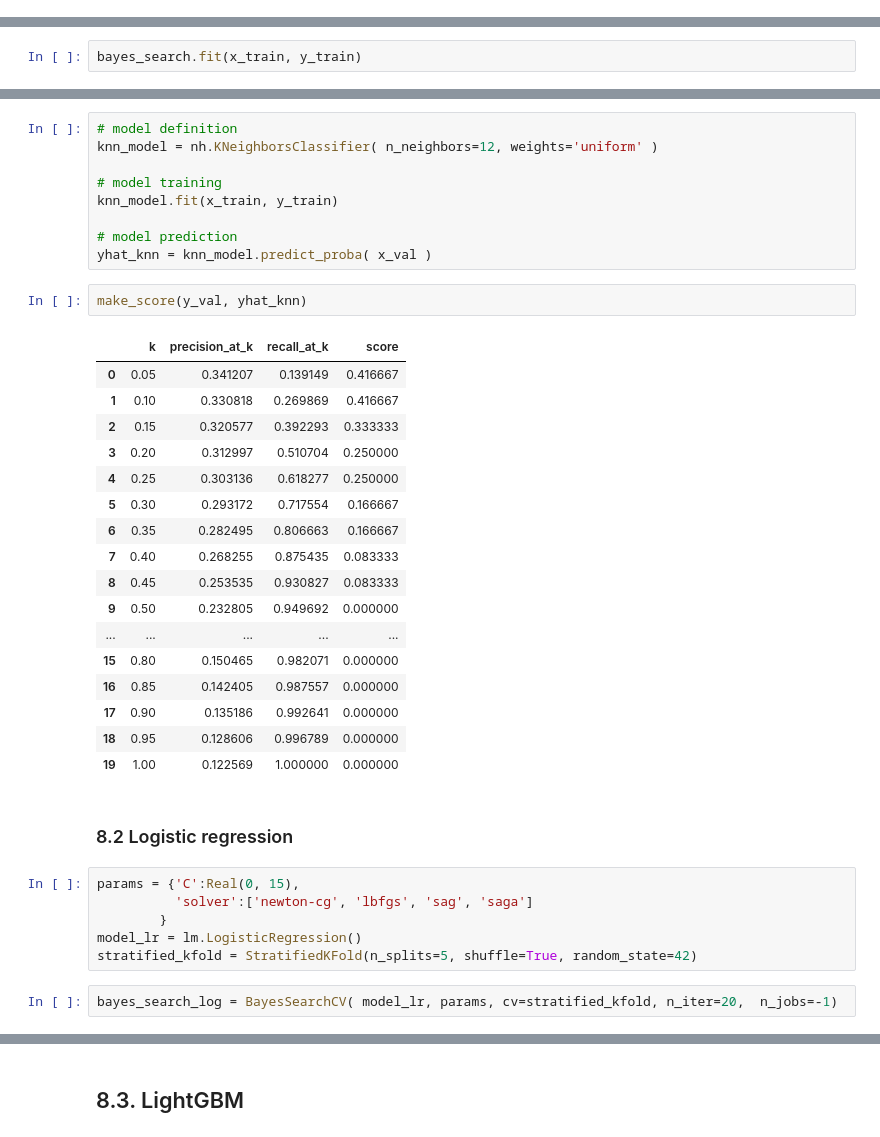
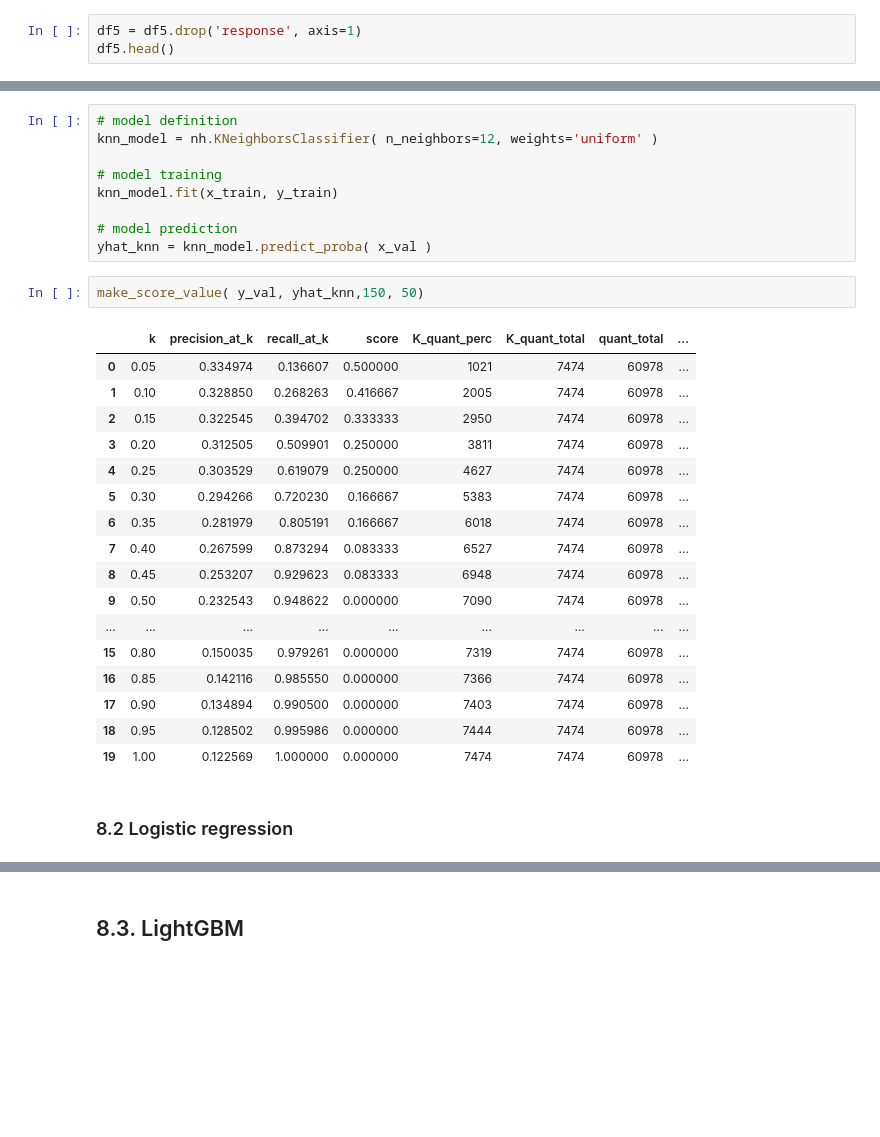
Before and after one commit to Andre10DS/health_insurance_cross-sell, a Jupyter notebook: notebooks/1.0_Health_Insurance.ipynb, the cells around one changed output, grey strips where cells are left out. Drawn from its saved outputs; the diff is of its cells as text; blank space fills up the shorter version.

```diff
--- a/notebooks/1.0_Health_Insurance.ipynb
+++ b/notebooks/1.0_Health_Insurance.ipynb
@@ -564,0 +636,3 @@ df5.head()
+# %%
+df5 = df5.drop('response', axis=1)
+df5.head()
@@ -786,2 +817,0 @@ bayes_search = BayesSearchCV( model, params, cv=stratified_kfold, n_iter=20,  n_
-# %%
-bayes_search.fit(x_train, y_train)
@@ -810,33 +856,25 @@ knn_model.fit(x_train, y_train)
 
 # model prediction
 yhat_knn = knn_model.predict_proba( x_val )
-# %%
-make_score(y_val, yhat_knn)
-# %% [output]
-|  | k | precision_at_k | recall_at_k | score |
-| 0 | 0.05 | 0.341207 | 0.139149 | 0.416667 |
-| 1 | 0.10 | 0.330818 | 0.269869 | 0.416667 |
-| 2 | 0.15 | 0.320577 | 0.392293 | 0.333333 |
-| 3 | 0.20 | 0.312997 | 0.510704 | 0.250000 |
-| 4 | 0.25 | 0.303136 | 0.618277 | 0.250000 |
-| 5 | 0.30 | 0.293172 | 0.717554 | 0.166667 |
-| 6 | 0.35 | 0.282495 | 0.806663 | 0.166667 |
-| 7 | 0.40 | 0.268255 | 0.875435 | 0.083333 |
-| 8 | 0.45 | 0.253535 | 0.930827 | 0.083333 |
-| 9 | 0.50 | 0.232805 | 0.949692 | 0.000000 |
-| ... | ... | ... | ... | ... |
-| 15 | 0.80 | 0.150465 | 0.982071 | 0.000000 |
-| 16 | 0.85 | 0.142405 | 0.987557 | 0.000000 |
-| 17 | 0.90 | 0.135186 | 0.992641 | 0.000000 |
-| 18 | 0.95 | 0.128606 | 0.996789 | 0.000000 |
-| 19 | 1.00 | 0.122569 | 1.000000 | 0.000000 |
+# %%
+make_score_value( y_val, yhat_knn,150, 50)
+# %% [output]
+|  | k | precision_at_k | recall_at_k | score | K_quant_perc | K_quant_total | quant_total | ... |
+| 0 | 0.05 | 0.334974 | 0.136607 | 0.500000 | 1021 | 7474 | 60978 | ... |
+| 1 | 0.10 | 0.328850 | 0.268263 | 0.416667 | 2005 | 7474 | 60978 | ... |
+| 2 | 0.15 | 0.322545 | 0.394702 | 0.333333 | 2950 | 7474 | 60978 | ... |
+| 3 | 0.20 | 0.312505 | 0.509901 | 0.250000 | 3811 | 7474 | 60978 | ... |
+| 4 | 0.25 | 0.303529 | 0.619079 | 0.250000 | 4627 | 7474 | 60978 | ... |
+| 5 | 0.30 | 0.294266 | 0.720230 | 0.166667 | 5383 | 7474 | 60978 | ... |
+| 6 | 0.35 | 0.281979 | 0.805191 | 0.166667 | 6018 | 7474 | 60978 | ... |
+| 7 | 0.40 | 0.267599 | 0.873294 | 0.083333 | 6527 | 7474 | 60978 | ... |
+| 8 | 0.45 | 0.253207 | 0.929623 | 0.083333 | 6948 | 7474 | 60978 | ... |
+| 9 | 0.50 | 0.232543 | 0.948622 | 0.000000 | 7090 | 7474 | 60978 | ... |
+| ... | ... | ... | ... | ... | ... | ... | ... | ... |
+| 15 | 0.80 | 0.150035 | 0.979261 | 0.000000 | 7319 | 7474 | 60978 | ... |
+| 16 | 0.85 | 0.142116 | 0.985550 | 0.000000 | 7366 | 7474 | 60978 | ... |
+| 17 | 0.90 | 0.134894 | 0.990500 | 0.000000 | 7403 | 7474 | 60978 | ... |
+| 18 | 0.95 | 0.128502 | 0.995986 | 0.000000 | 7444 | 7474 | 60978 | ... |
+| 19 | 1.00 | 0.122569 | 1.000000 | 0.000000 | 7474 | 7474 | 60978 | ... |
 # %% [markdown]
 ### 8.2 Logistic regression
-# %%
-params = {'C':Real(0, 15),
-          'solver':['newton-cg', 'lbfgs', 'sag', 'saga']
-        }
-model_lr = lm.LogisticRegression()
-stratified_kfold = StratifiedKFold(n_splits=5, shuffle=True, random_state=42)
-# %%
-bayes_search_log = BayesSearchCV( model_lr, params, cv=stratified_kfold, n_iter=20,  n_jobs=-1)
```
Also changed, not shown: parts of 118 cells of this notebook, 16 other files.
